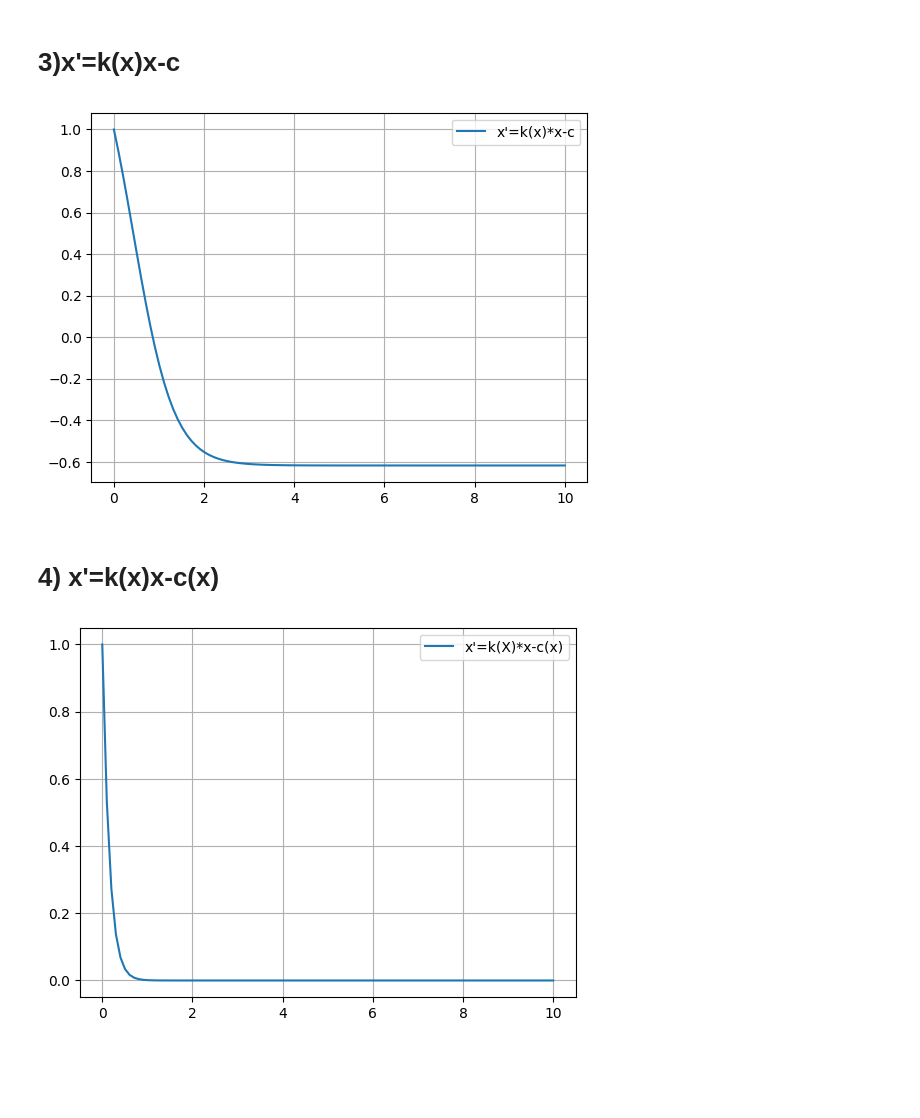
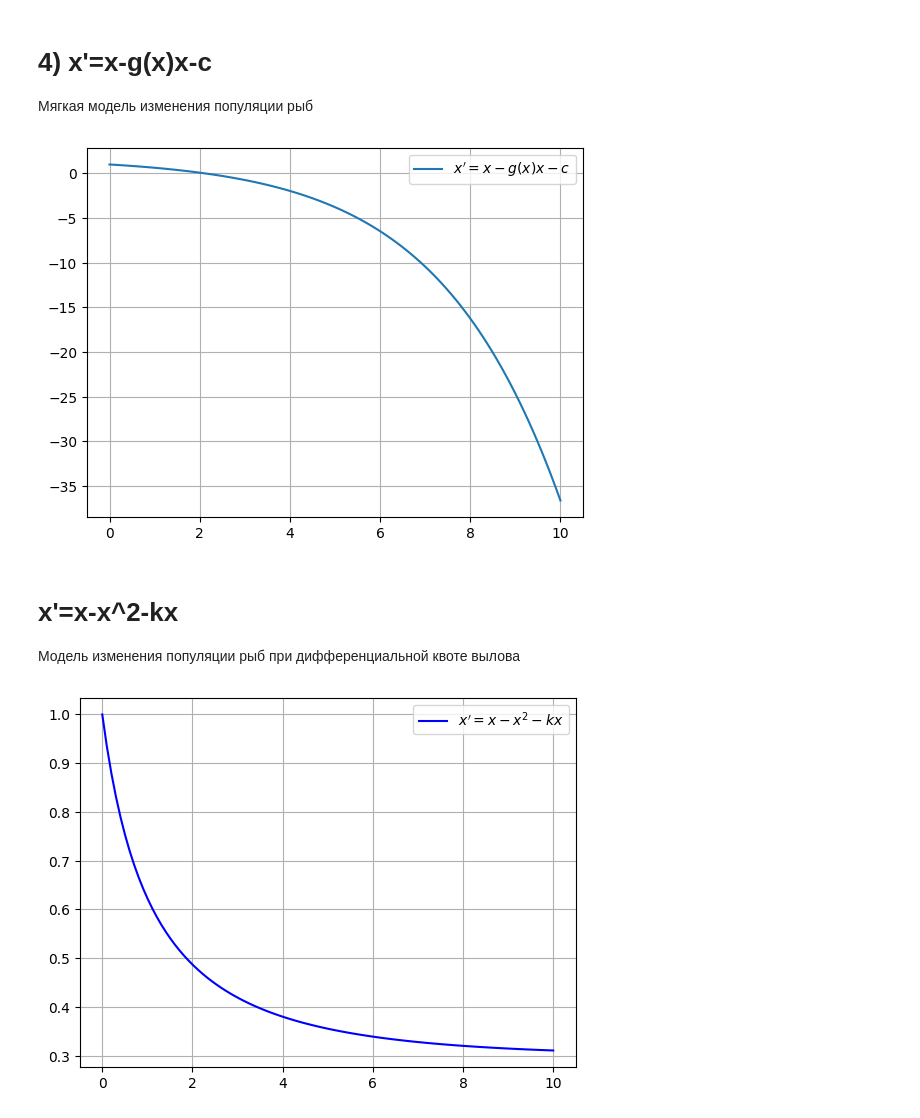
Before and after one commit to vovansim/MMLABS, a Jupyter notebook: lab1.ipynb, the cells around one changed output. Cells and saved outputs as stored; diff of their text form; code cells hidden in the pictures; blank space fills up the shorter version.

```diff
--- a/lab1.ipynb
+++ b/lab1.ipynb
@@ -53,55 +90,38 @@ plt.show()
 # %% [markdown]
-# 3)**x'=k(x)x-c**
+# 4) **x'=x-g(x)x-c**
+Мягкая модель изменения популяции рыб
 # %%
-import matplotlib.pyplot as plt
-import numpy as np
-from scipy.integrate import odeint
-
-def k(x):
-  a=1
-  b=1
-  return a*x-b
-
-def dydt(x,t):
-  c=1
-  return k(x)*x-c
-
-t=np.linspace(0,10,100)
-solve = odeint(dydt, 1, t=t)
+def g(x):
+    a = 0.6
+    b = 0.0009
+    return a - b * x
+def dydt4(x, t):
+    c = 0.7
+    return x - g(x) * x - c
+solve = odeint(dydt4, y0=1, t=t)
 solve = solve.flatten()
 %matplotlib inline
-plt.plot(t,solve,label=r"x'=k(x)*x-c")
+
+plt.plot(t, solve, label = r"$x'= x-g(x)x-c$")
 plt.grid(True)
 plt.legend()
 plt.show()
 # %% [output]
-[figure, old version]
+[figure, new version]
-# %% [markdown]
-# 4) **x'=k(x)x-c(x)**
+# %% [markdown]
+# **x'=x-x^2-kx**
+Модель изменения популяции рыб при дифференциальной квоте вылова
 # %%
-import matplotlib.pyplot as plt
-import numpy as np
-from scipy.integrate import odeint
-
-def k(x):
-  a=1
-  b=2
-  return a*x-b
-
-def c(x):
-  a=5
-  return a*x
-
-def dydt(x,t):
-  return k(x)*x-c(x)
-
-t=np.linspace(0,10,100)
-solve = odeint(dydt, 1, t=t)
+def dxdt5(x, t):
+    k = 0.7
+    return x - x ** 2 - k * x
+solve = odeint(dxdt5, y0=1, t=t)
 solve = solve.flatten()
 %matplotlib inline
-plt.plot(t,solve,label=r"x'=k(X)*x-c(x)")
+
+plt.plot(t, solve, label = r"$x'= x-x^2-kx$", color = "blue")
 plt.grid(True)
 plt.legend()
 plt.show()
 # %% [output]
-[figure, old version]
+[figure, new version]
```
Also changed, not shown: parts of 8 cells of this notebook.
